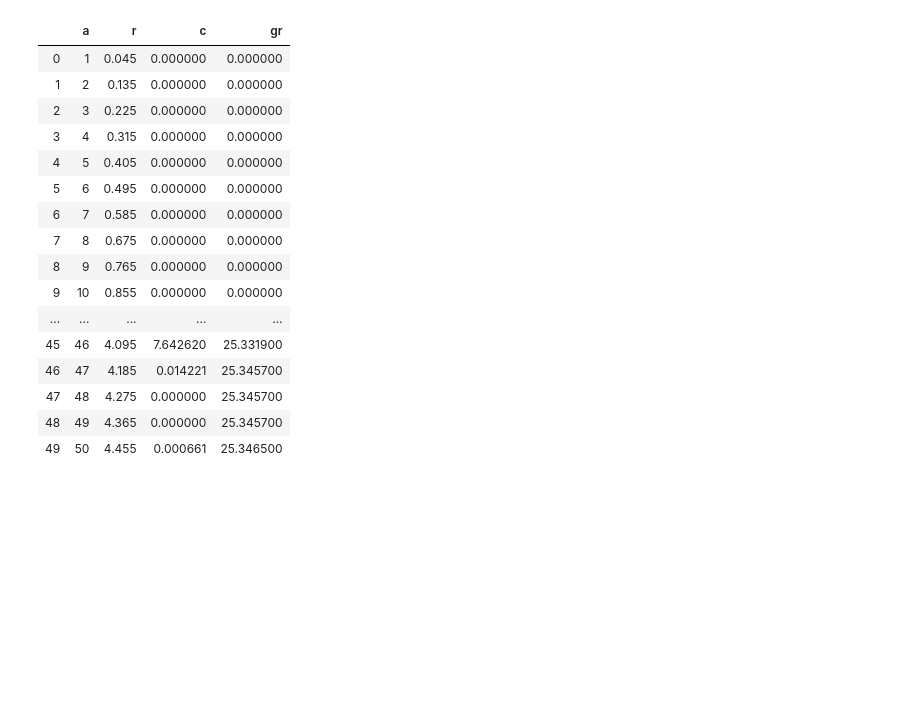
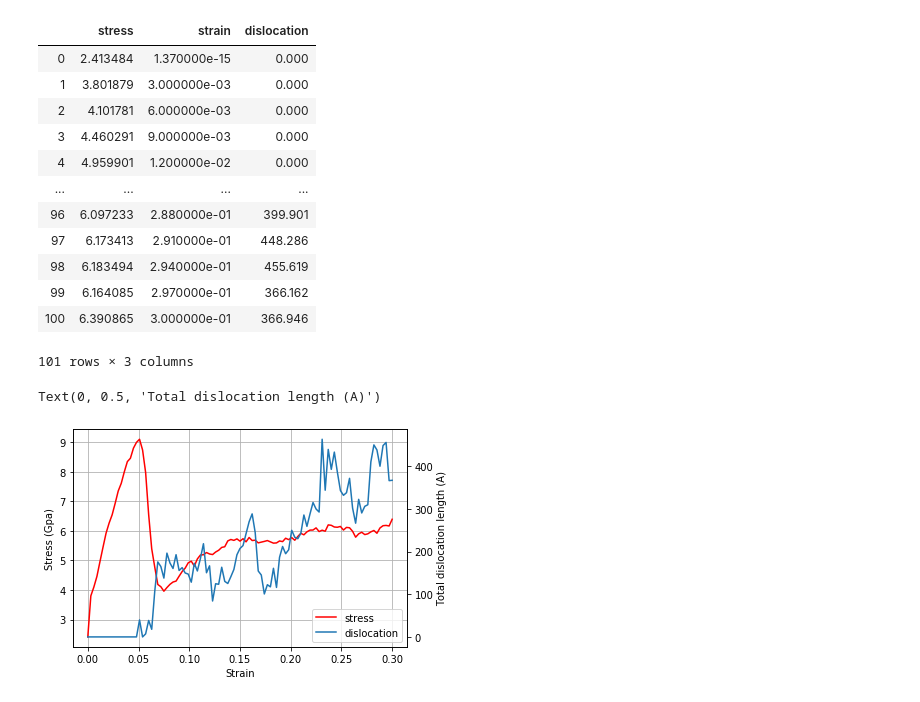
Before and after one commit to YuanshuoZhangDE/Python, a Jupyter notebook: Jupyter/Lammps Data Analysis/画图/Untitled.ipynb, the cells around one changed output. Drawn from its saved outputs; the diff is of its cells as text; code cells hidden in the pictures; blank space fills up the shorter version.

```diff
--- a/Jupyter/Lammps Data Analysis/画图/Untitled.ipynb
+++ b/Jupyter/Lammps Data Analysis/画图/Untitled.ipynb
@@ -6,23 +7,45 @@ from scipy.interpolate import make_interp_spline
 # %%
-contents = pd.read_csv('rdf.txt', sep=' ')
+contents = pd.read_csv('C:/Users/Yuanshuo/Desktop/应力应变.txt', sep=' ')
 contents
 # %% [output]
-|  | a | r | c | gr |
-| 0 | 1 | 0.045 | 0.000000 | 0.000000 |
-| 1 | 2 | 0.135 | 0.000000 | 0.000000 |
-| 2 | 3 | 0.225 | 0.000000 | 0.000000 |
-| 3 | 4 | 0.315 | 0.000000 | 0.000000 |
-| 4 | 5 | 0.405 | 0.000000 | 0.000000 |
-| 5 | 6 | 0.495 | 0.000000 | 0.000000 |
-| 6 | 7 | 0.585 | 0.000000 | 0.000000 |
-| 7 | 8 | 0.675 | 0.000000 | 0.000000 |
-| 8 | 9 | 0.765 | 0.000000 | 0.000000 |
-| 9 | 10 | 0.855 | 0.000000 | 0.000000 |
-| ... | ... | ... | ... | ... |
-| 45 | 46 | 4.095 | 7.642620 | 25.331900 |
-| 46 | 47 | 4.185 | 0.014221 | 25.345700 |
-| 47 | 48 | 4.275 | 0.000000 | 25.345700 |
-| 48 | 49 | 4.365 | 0.000000 | 25.345700 |
-| 49 | 50 | 4.455 | 0.000661 | 25.346500 |
+|  | stress | strain | dislocation |
+| 0 | 2.413484 | 1.370000e-15 | 0.000 |
+| 1 | 3.801879 | 3.000000e-03 | 0.000 |
+| 2 | 4.101781 | 6.000000e-03 | 0.000 |
+| 3 | 4.460291 | 9.000000e-03 | 0.000 |
+| 4 | 4.959901 | 1.200000e-02 | 0.000 |
+| ... | ... | ... | ... |
+| 96 | 6.097233 | 2.880000e-01 | 399.901 |
+| 97 | 6.173413 | 2.910000e-01 | 448.286 |
+| 98 | 6.183494 | 2.940000e-01 | 455.619 |
+| 99 | 6.164085 | 2.970000e-01 | 366.162 |
+| 100 | 6.390865 | 3.000000e-01 | 366.946 |
+101 rows × 3 columns
+# %%
+rc('mathtext', default='regular')
+
+strain = contents['strain']
+stress = contents['stress']
+dislocation = contents['dislocation']
+
+fig = plt.figure()
+ax = fig.add_subplot(111)
+lns1 = ax.plot(strain, stress, color='r', label='stress')
+
+ax2 = ax.twinx()
+lns2 = ax2.plot(strain, dislocation, label='dislocation')
+
+lns = lns1 + lns2
+labs = [l.get_label() for l in lns]
+ax.legend(lns, labs, loc='lower right')
+
+
+ax.grid()
+ax.set_xlabel('Strain')
+ax.set_ylabel('Stress (Gpa)')
+ax2.set_ylabel('Total dislocation length (A)')
+# %% [output]
+Text(0, 0.5, 'Total dislocation length (A)')
+[figure, added]
 # %%
 # RDT 3.5382574
```
Also changed, not shown: parts of 3 cells of this notebook, 1 other file.
